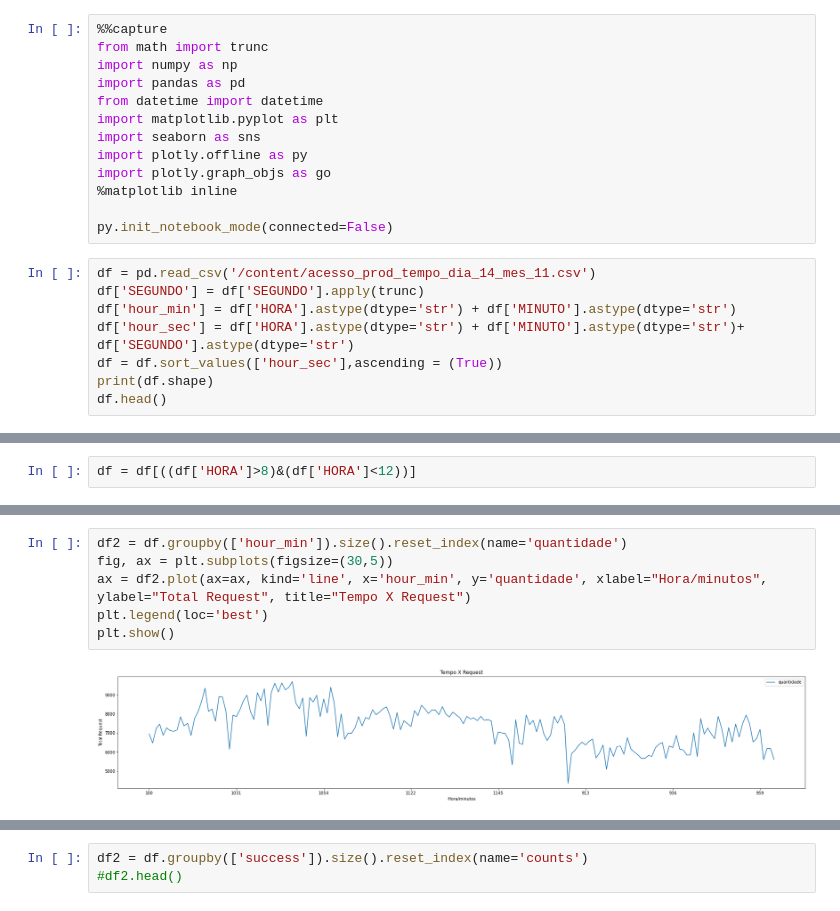
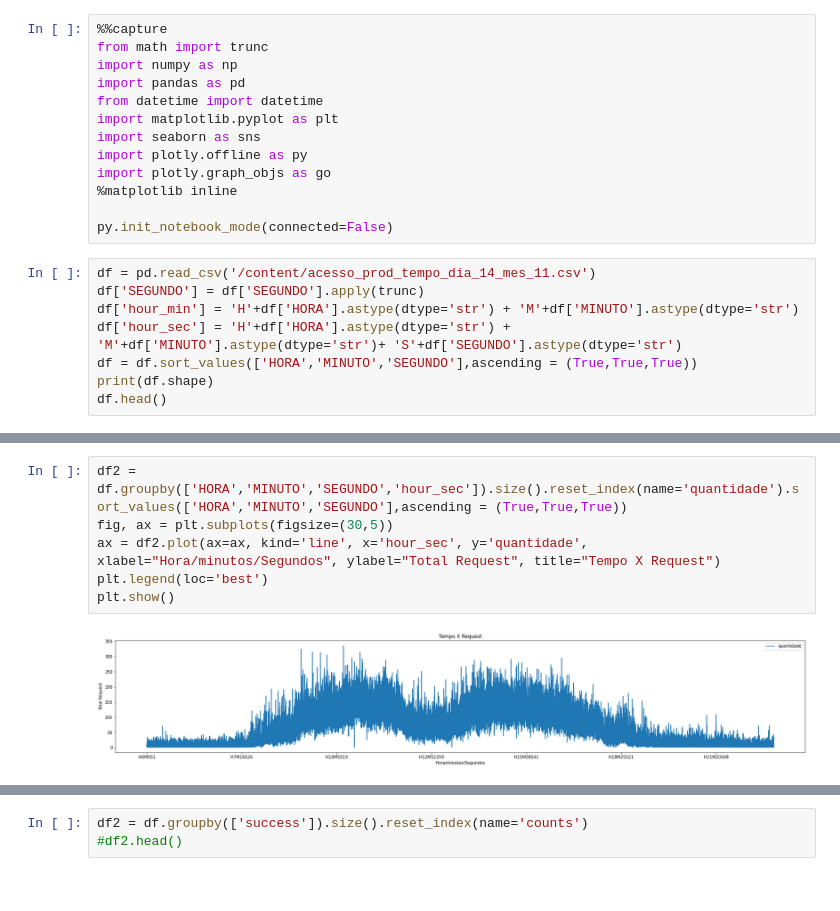
Before and after one commit to girotodenis/python, a Jupyter notebook: RelatorioTesteCarga.ipynb, the cells around one changed output, grey strips where cells are left out. Drawn from its saved outputs; the diff is of its cells as text.

```diff
--- a/RelatorioTesteCarga.ipynb
+++ b/RelatorioTesteCarga.ipynb
@@ -16,8 +16,8 @@ py.init_notebook_mode(connected=False)
 # %%
 df = pd.read_csv('/content/acesso_prod_tempo_dia_14_mes_11.csv')
 df['SEGUNDO'] = df['SEGUNDO'].apply(trunc)
-df['hour_min'] = df['HORA'].astype(dtype='str') + df['MINUTO'].astype(dtype='str')
-df['hour_sec'] = df['HORA'].astype(dtype='str') + df['MINUTO'].astype(dtype='str')+ df['SEGUNDO'].astype(dtype='str')
-df = df.sort_values(['hour_sec'],ascending = (True))
+df['hour_min'] = 'H'+df['HORA'].astype(dtype='str') + 'M'+df['MINUTO'].astype(dtype='str')
+df['hour_sec'] = 'H'+df['HORA'].astype(dtype='str') + 'M'+df['MINUTO'].astype(dtype='str')+ 'S'+df['SEGUNDO'].astype(dtype='str')
+df = df.sort_values(['HORA','MINUTO','SEGUNDO'],ascending = (True,True,True))
 print(df.shape)
 df.head()
@@ -24,2 +31,0 @@ df.head()
-# %%
-df = df[((df['HORA']>8)&(df['HORA']<12))]
@@ -26,8 +44,8 @@ df = df[((df['HORA']>8)&(df['HORA']<12))]
 # %%
-df2 = df.groupby(['hour_min']).size().reset_index(name='quantidade')
+df2 = df.groupby(['HORA','MINUTO','SEGUNDO','hour_sec']).size().reset_index(name='quantidade').sort_values(['HORA','MINUTO','SEGUNDO'],ascending = (True,True,True))
 fig, ax = plt.subplots(figsize=(30,5))
-ax = df2.plot(ax=ax, kind='line', x='hour_min', y='quantidade', xlabel="Hora/minutos", ylabel="Total Request", title="Tempo X Request")
+ax = df2.plot(ax=ax, kind='line', x='hour_sec', y='quantidade', xlabel="Hora/minutos/Segundos", ylabel="Total Request", title="Tempo X Request")
 plt.legend(loc='best')
 plt.show()
 # %% [output]
-[figure, old version]
+[figure, new version]
```
Also changed, not shown: parts of 18 cells of this notebook.
